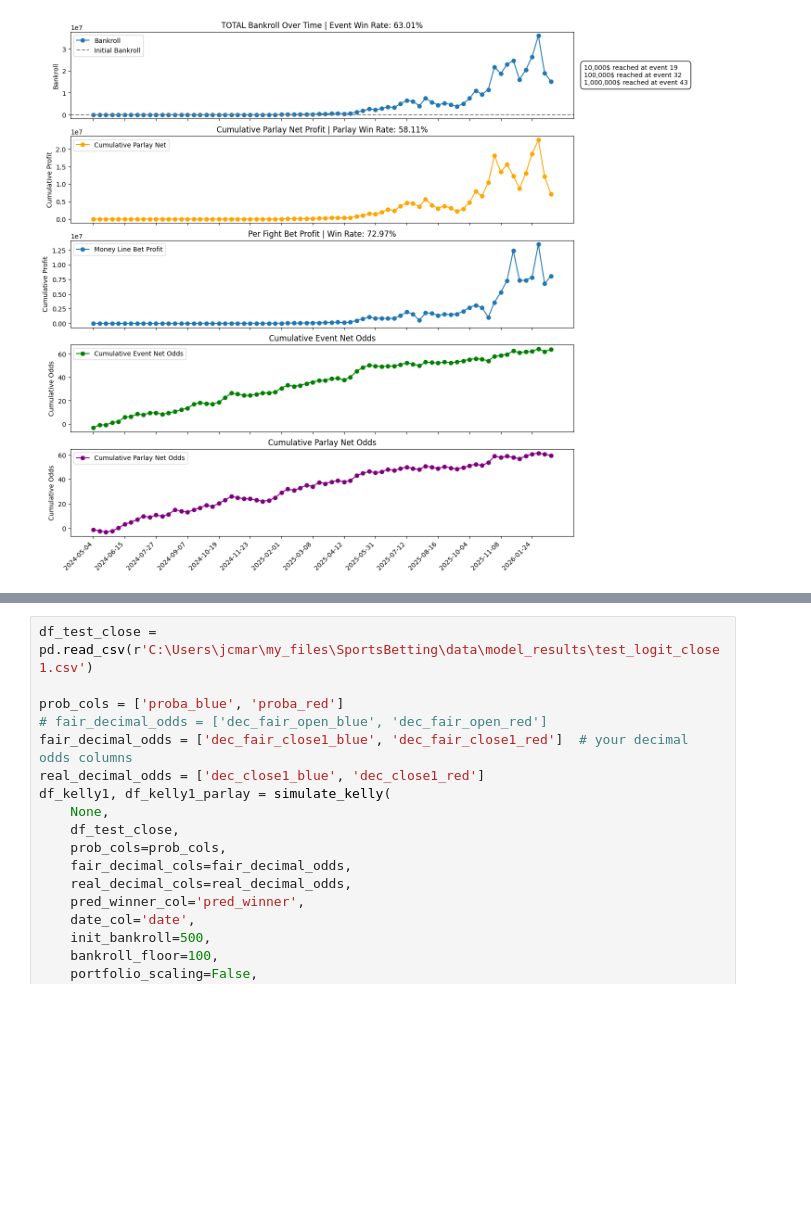
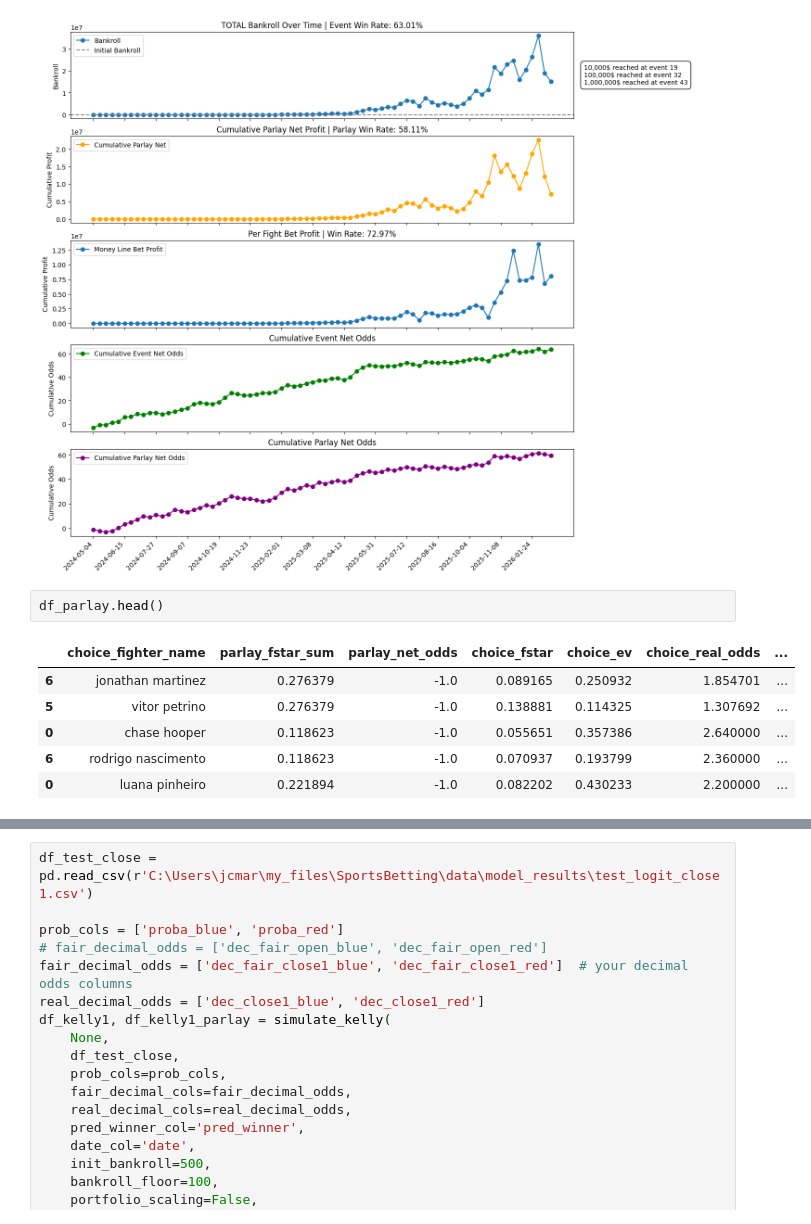
Before and after one commit to jcmarkowicz/sports_betting, a Jupyter notebook: BettingStrategy/KellyStrategy/betting_backtest/kelly_sim.ipynb, the cells around one changed output, grey strips where cells are left out. Saved outputs shown, nothing was run; the diff lists cells and outputs as text; blank space fills up the shorter version.

```diff
--- a/BettingStrategy/KellyStrategy/betting_backtest/kelly_sim.ipynb
+++ b/BettingStrategy/KellyStrategy/betting_backtest/kelly_sim.ipynb
@@ -48,3 +48,12 @@ df_kelly.to_csv(r'C:\Users\jcmar\my_files\SportsBetting\data\kelly_results\kelly
 df_parlay.to_csv(r'C:\Users\jcmar\my_files\SportsBetting\streamlit\data\parlay_open.csv')
 # %% [output]
 [figure]
+# %%
+df_parlay.head()
+# %% [output]
+|  | choice_fighter_name | parlay_fstar_sum | parlay_net_odds | choice_fstar | choice_ev | choice_real_odds | ... |
+| 6 | jonathan martinez | 0.276379 | -1.0 | 0.089165 | 0.250932 | 1.854701 | ... |
+| 5 | vitor petrino | 0.276379 | -1.0 | 0.138881 | 0.114325 | 1.307692 | ... |
+| 0 | chase hooper | 0.118623 | -1.0 | 0.055651 | 0.357386 | 2.640000 | ... |
+| 6 | rodrigo nascimento | 0.118623 | -1.0 | 0.070937 | 0.193799 | 2.360000 | ... |
+| 0 | luana pinheiro | 0.221894 | -1.0 | 0.082202 | 0.430233 | 2.200000 | ... |
```
Also changed, not shown: parts of 2 cells of this notebook, 7 other files.
